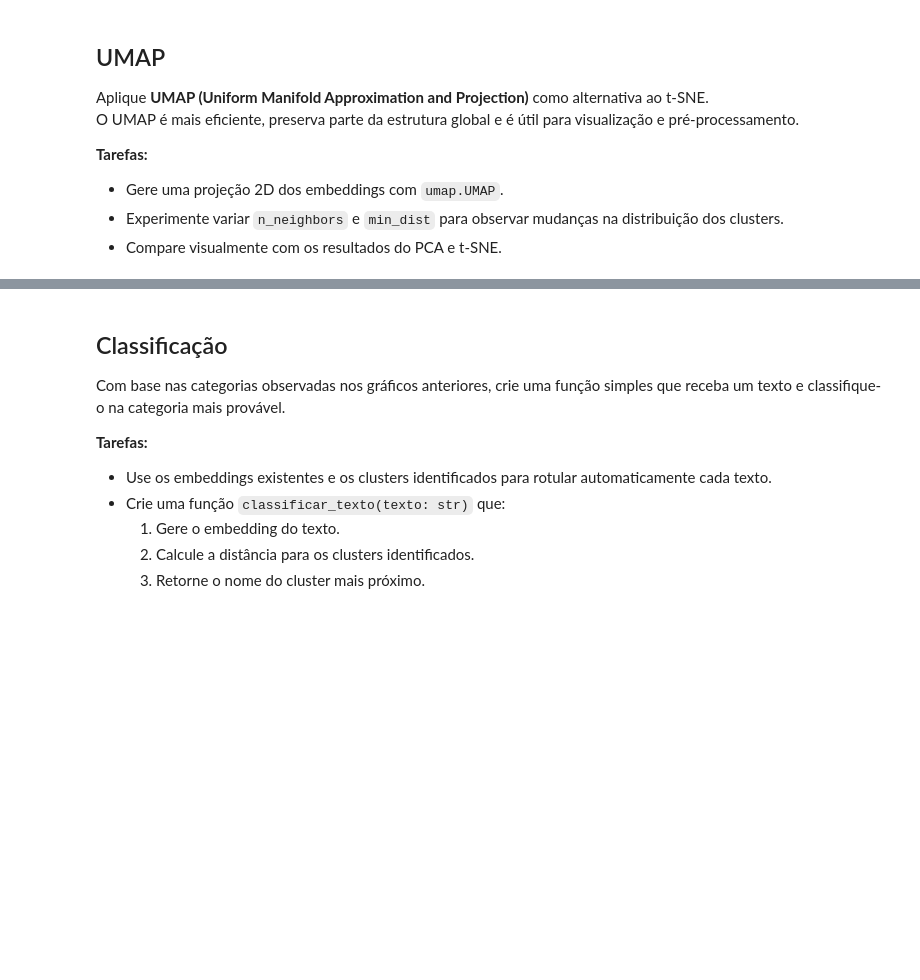
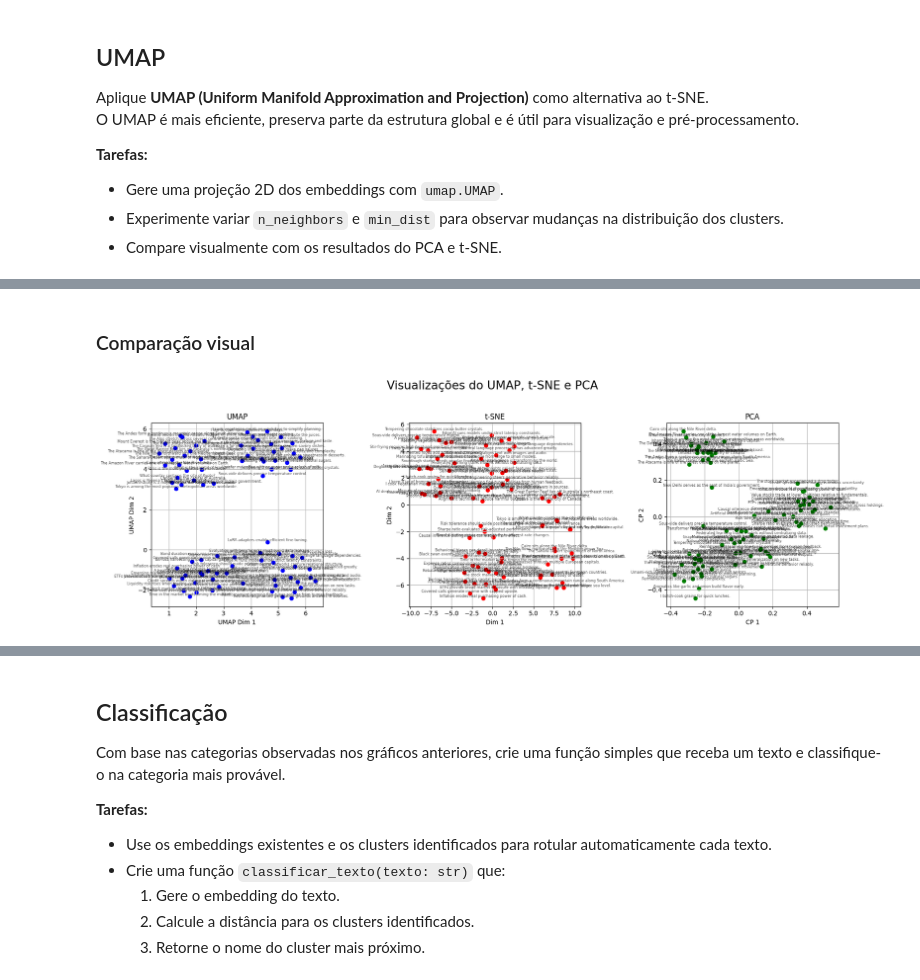
Before and after one commit to JoaoMAraujoJr/Resolu-es-Atividades-Aprendizado-de-Maquina-Supervisionado, a Jupyter notebook: 12_Embeddings_Analysis_resolução.ipynb, the cells around one changed output, grey strips where cells are left out. Saved outputs shown, nothing was run; the diff lists cells and outputs as text; code cells hidden in the pictures; blank space fills up the shorter version.

```diff
--- a/12_Embeddings_Analysis_resolução.ipynb
+++ b/12_Embeddings_Analysis_resolução.ipynb
@@ -179,0 +253,35 @@ O UMAP é mais eficiente, preserva parte da estrutura global e é útil para vis
+# %% [markdown]
+### Comparação visual
+# %%
+#plot
+fig, axes = plt.subplots(nrows=1, ncols=3, figsize=(18, 6))
+fig.suptitle('Visualizações do UMAP, t-SNE e PCA', fontsize=19)
+#umap
+axes[0].scatter(X_umap[:, 0], X_umap[:, 1], c='blue')
+for k, (x, y) in enumerate(X_umap):
+    axes[0].text(x, y, sentences[k], ha='center', va='bottom', size=6, color='black', alpha=0.7, weight='normal')
+    axes[0].set_title('UMAP')
+    axes[0].set_xlabel('UMAP Dim 1')
+    axes[0].set_ylabel('UMAP Dim 2')
+    axes[0].grid(True)
+#tsne
+axes[1].scatter(X_embedded[:, 0], X_embedded[:, 1], c='red')
+for k, (x, y) in enumerate(X_embedded):
+    axes[1].text(x, y, sentences[k], ha='center', va='bottom', size=6, color='black', alpha=0.7, weight='normal')
+    axes[1].set_title('t-SNE')
+    axes[1].set_xlabel('Dim 1')
+    axes[1].set_ylabel('Dim 2')
+    axes[1].grid(True)
+#pca
+axes[2].scatter(X_pca[:, 0], X_pca[:, 1], c='green')
+for k, (x, y) in enumerate(X_pca):
+    axes[2].text(x, y, sentences[k], ha='center', va='bottom', size=6, color='black', alpha=0.7, weight='normal')
+    axes[2].set_title('PCA')
+    axes[2].set_xlabel('CP 1')
+    axes[2].set_ylabel('CP 2')
+    axes[2].grid(True)
+
+plt.tight_layout(rect=[0, 0.03, 1, 0.95])
+plt.show()
+# %% [output]
+[figure, added]
```
Also changed, not shown: parts of 10 cells of this notebook.
